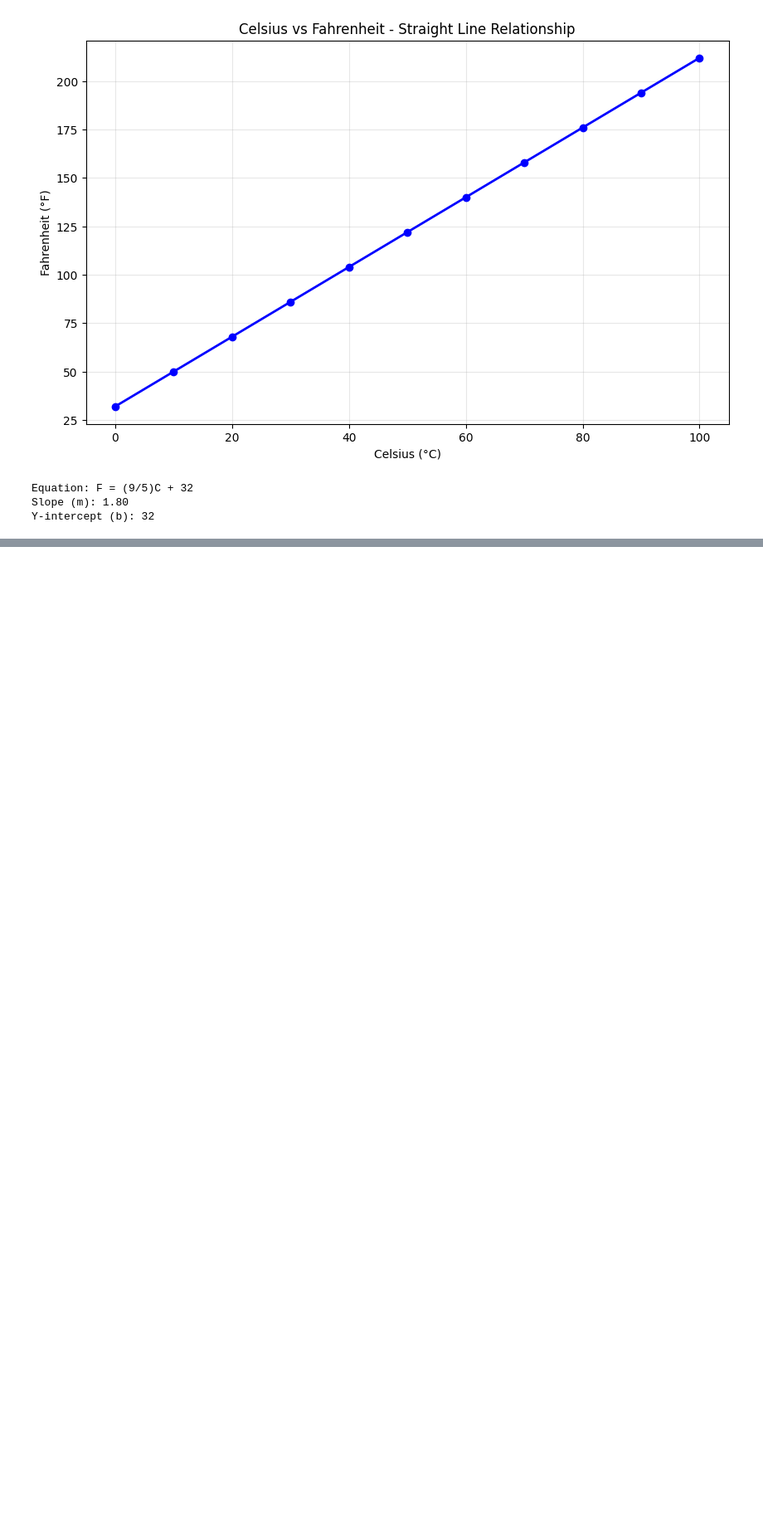
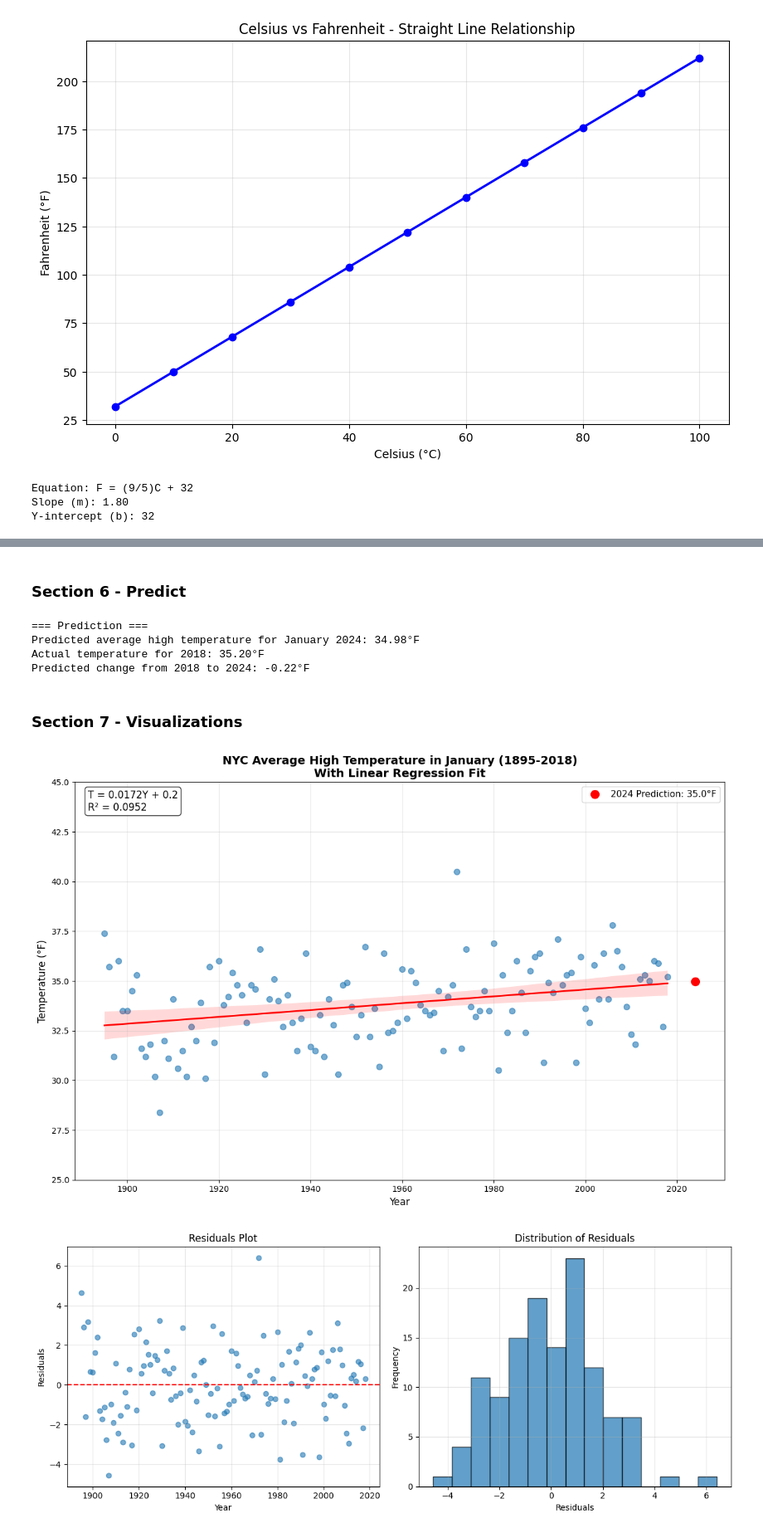
Before and after one commit to cbraun99-cyber/datafun-07-ml, a Jupyter notebook: chrisbraun_ml.ipynb, the cells around one changed output, grey strips where cells are left out. Shown at 83% size. Saved outputs shown, nothing was run; the diff lists cells and outputs as text; code cells hidden in the pictures; blank space fills up the shorter version.

```diff
--- a/chrisbraun_ml.ipynb
+++ b/chrisbraun_ml.ipynb
@@ -50,0 +234,80 @@ Y-intercept (b): 32
+# %% [markdown]
+### Section 6 - Predict
+# %%
+# Predict for 2024
+year_2024 = 2024
+predicted_temp_2024 = slope * year_2024 + intercept
+
+print("=== Prediction ===")
+print(f"Predicted average high temperature for January {year_2024}: {predicted_temp_2024:.2f}°F")
+
+# Compare with some known years for context
+recent_year = 2018
+recent_temp = nyc_df[nyc_df['Year'] == recent_year]['Temperature'].values[0]
+print(f"Actual temperature for {recent_year}: {recent_temp:.2f}°F")
+print(f"Predicted change from {recent_year} to {year_2024}: {predicted_temp_2024 - recent_temp:+.2f}°F")
+# %% [output]
+=== Prediction ===
+Predicted average high temperature for January 2024: 34.98°F
+Actual temperature for 2018: 35.20°F
+Predicted change from 2018 to 2024: -0.22°F
+# %% [markdown]
+### Section 7 - Visualizations
+# %%
+# Create the regression plot
+plt.figure(figsize=(12, 8))
+
+# Create scatter plot with regression line using seaborn
+sns.regplot(x='Year', y='Temperature', data=nyc_df,
+            scatter_kws={'alpha':0.6, 's':50},
+            line_kws={'color':'red', 'linewidth':2})
+
+# Customize the plot
+plt.title('NYC Average High Temperature in January (1895-2018)\nWith Linear Regression Fit',
+          fontsize=14, fontweight='bold')
+plt.xlabel('Year', fontsize=12)
+plt.ylabel('Temperature (°F)', fontsize=12)
+plt.ylim(25, 45)  # Set y-axis scale as directed
+
+# Add prediction point for 2024
+plt.plot(year_2024, predicted_temp_2024, 'ro', markersize=10,
+         label=f'2024 Prediction: {predicted_temp_2024:.1f}°F')
+
+# Add regression equation to plot
+equation_text = f'T = {slope:.4f}Y + {intercept:.1f}\nR² = {r_value**2:.4f}'
+plt.text(0.02, 0.98, equation_text, transform=plt.gca().transAxes,
+         fontsize=12, verticalalignment='top',
+         bbox=dict(boxstyle='round', facecolor='white', alpha=0.8))
+
+plt.legend(fontsize=11)
+plt.grid(True, alpha=0.3)
+plt.tight_layout()
+plt.show()
+
+# Additional visualization: Residuals plot
+plt.figure(figsize=(12, 5))
+
+# Calculate predicted values and residuals
+predicted_values = slope * nyc_df['Year'] + intercept
+residuals = nyc_df['Temperature'] - predicted_values
+
+plt.subplot(1, 2, 1)
+plt.scatter(nyc_df['Year'], residuals, alpha=0.6)
+plt.axhline(y=0, color='red', linestyle='--')
+plt.title('Residuals Plot')
+plt.xlabel('Year')
+plt.ylabel('Residuals')
+plt.grid(True, alpha=0.3)
+
+plt.subplot(1, 2, 2)
+plt.hist(residuals, bins=15, alpha=0.7, edgecolor='black')
+plt.title('Distribution of Residuals')
+plt.xlabel('Residuals')
+plt.ylabel('Frequency')
+plt.grid(True, alpha=0.3)
+
+plt.tight_layout()
+plt.show()
+# %% [output]
+[figure, added]
+[figure, added]
```
Also changed, not shown: parts of 13 cells of this notebook.
